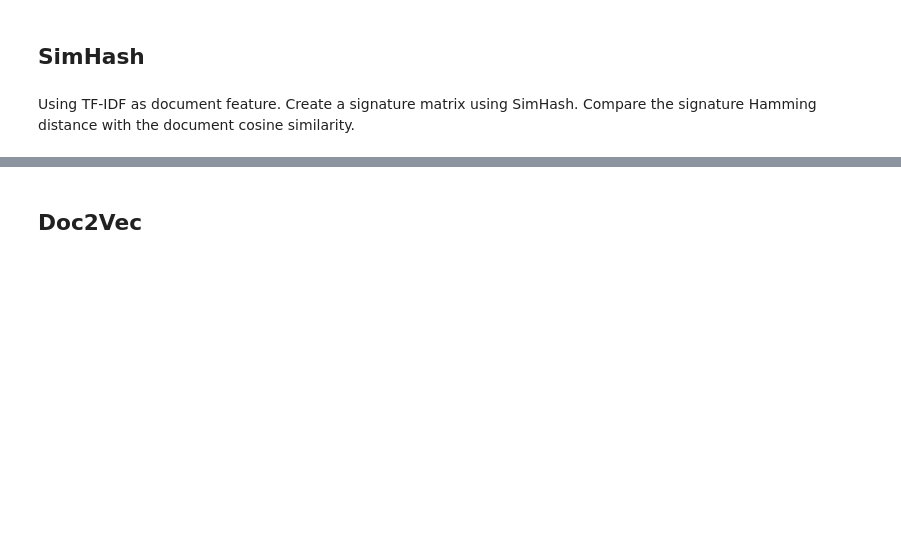
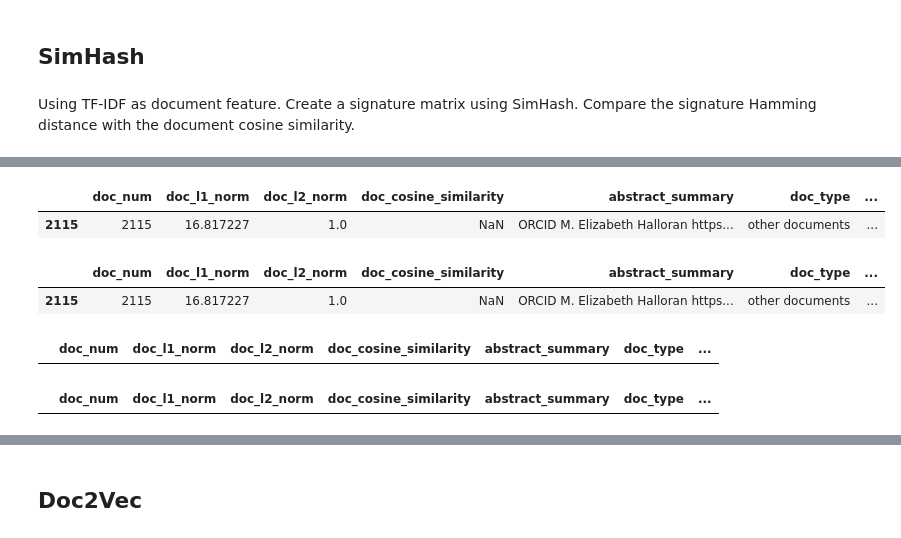
Before and after one commit to pywong-polyu/COMP5434-Big-Data-Computing, a Jupyter notebook: COMP5434_projecty.ipynb, the cells around one changed output, grey strips where cells are left out. Saved outputs shown, nothing was run; the diff lists cells and outputs as text; code cells hidden in the pictures; blank space fills up the shorter version.

```diff
--- a/COMP5434_projecty.ipynb
+++ b/COMP5434_projecty.ipynb
@@ -229,2 +253,20 @@ else:
+# %%
+md5[md5['doc_cosine_similarity'].isna()]
+# %% [output]
+|  | doc_num | doc_l1_norm | doc_l2_norm | doc_cosine_similarity | abstract_summary | doc_type | ... |
+| 2115 | 2115 | 16.817227 | 1.0 | NaN | ORCID M. Elizabeth Halloran https... | other documents | ... |
+# %%
+sha1[sha1['doc_cosine_similarity'].isna()]
+# %% [output]
+|  | doc_num | doc_l1_norm | doc_l2_norm | doc_cosine_similarity | abstract_summary | doc_type | ... |
+| 2115 | 2115 | 16.817227 | 1.0 | NaN | ORCID M. Elizabeth Halloran https... | other documents | ... |
+# %%
+md5[md5['sig_hamming_distance'].isna()]
+# %% [output]
+|  | doc_num | doc_l1_norm | doc_l2_norm | doc_cosine_similarity | abstract_summary | doc_type | ... |
+# %%
+sha1[sha1['sig_hamming_distance'].isna()]
+# %% [output]
+|  | doc_num | doc_l1_norm | doc_l2_norm | doc_cosine_similarity | abstract_summary | doc_type | ... |
 # %%
 print(pearsonr(md5['doc_cosine_similarity'],md5['sig_hamming_distance']))
```
Also changed, not shown: parts of 30 cells of this notebook, 7 other files.
